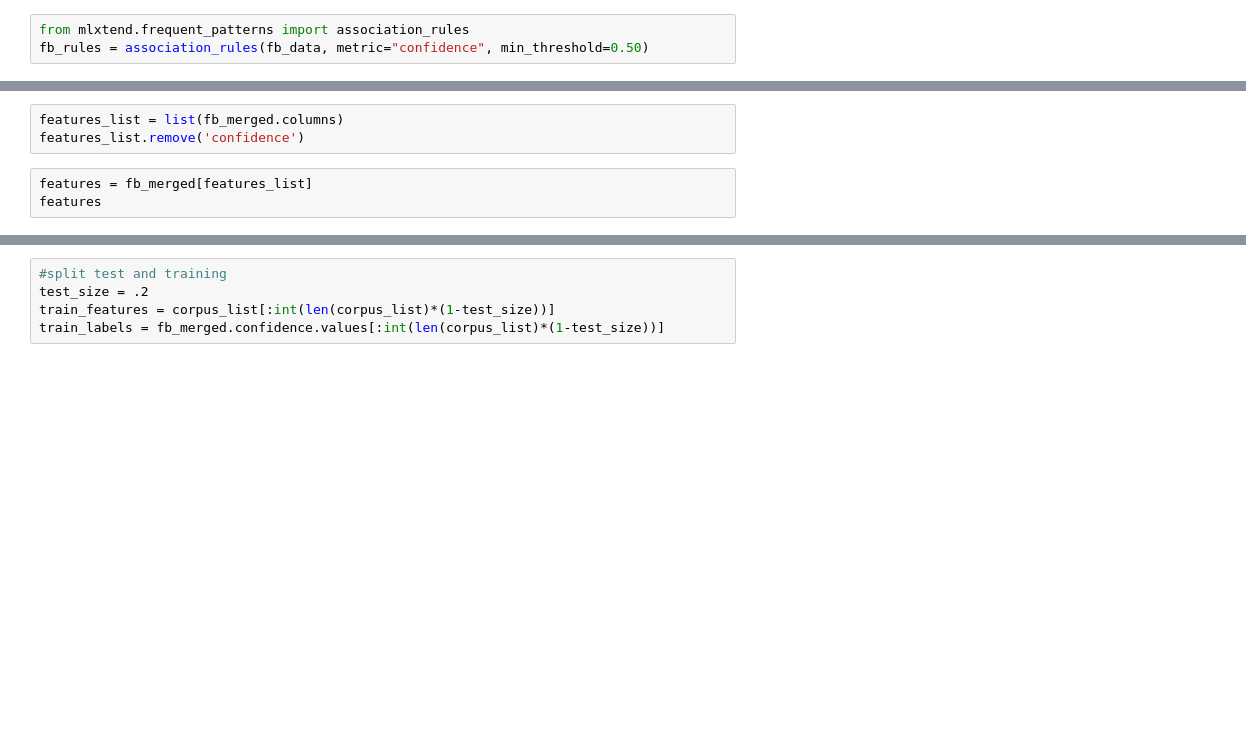
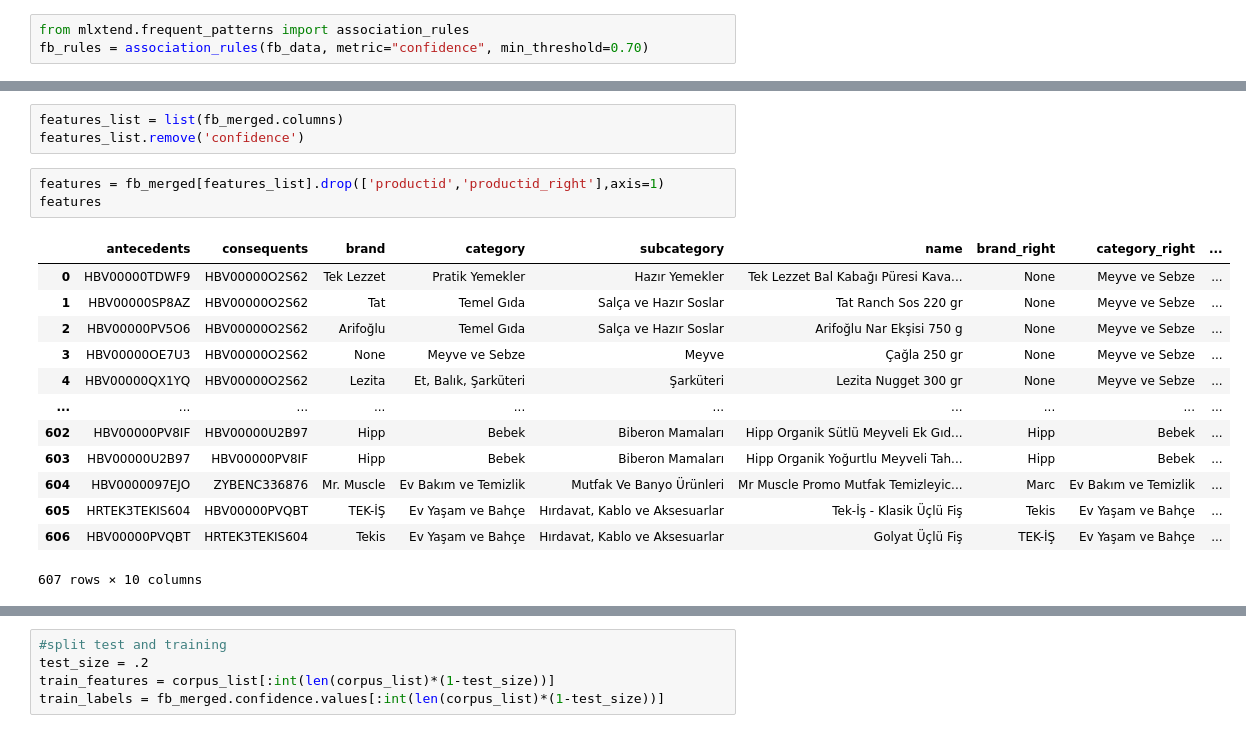
Before and after one commit to AJamal27891/Recommendation_system, a Jupyter notebook: Recommendation_system.ipynb, the cells around one changed output, grey strips where cells are left out. Saved outputs shown, nothing was run; the diff lists cells and outputs as text; blank space fills up the shorter version.

```diff
--- a/Recommendation_system.ipynb
+++ b/Recommendation_system.ipynb
@@ -58,6 +152,6 @@ from mlxtend.frequent_patterns import fpgrowth
 fb_data = fpgrowth(fp_data, min_support=0.00002, use_colnames=True,max_len=2)
 # %%
 from mlxtend.frequent_patterns import association_rules
-fb_rules = association_rules(fb_data, metric="confidence", min_threshold=0.50)
+fb_rules = association_rules(fb_data, metric="confidence", min_threshold=0.70)
 # %%
 fb_rules.describe()
@@ -84,7 +227,21 @@ fb_merged
 features_list = list(fb_merged.columns)
 features_list.remove('confidence')
 # %%
-features = fb_merged[features_list]
+features = fb_merged[features_list].drop(['productid','productid_right'],axis=1)
 features
+# %% [output]
+|  | antecedents | consequents | brand | category | subcategory | name | brand_right | category_right | ... |
+| 0 | HBV00000TDWF9 | HBV00000O2S62 | Tek Lezzet | Pratik Yemekler | Hazır Yemekler | Tek Lezzet Bal Kabağı Püresi Kava... | None | Meyve ve Sebze | ... |
+| 1 | HBV00000SP8AZ | HBV00000O2S62 | Tat | Temel Gıda | Salça ve Hazır Soslar | Tat Ranch Sos 220 gr | None | Meyve ve Sebze | ... |
+| 2 | HBV00000PV5O6 | HBV00000O2S62 | Arifoğlu | Temel Gıda | Salça ve Hazır Soslar | Arifoğlu Nar Ekşisi 750 g | None | Meyve ve Sebze | ... |
+| 3 | HBV00000OE7U3 | HBV00000O2S62 | None | Meyve ve Sebze | Meyve | Çağla 250 gr | None | Meyve ve Sebze | ... |
+| 4 | HBV00000QX1YQ | HBV00000O2S62 | Lezita | Et, Balık, Şarküteri | Şarküteri | Lezita Nugget 300 gr | None | Meyve ve Sebze | ... |
+| ... | ... | ... | ... | ... | ... | ... | ... | ... | ... |
+| 602 | HBV00000PV8IF | HBV00000U2B97 | Hipp | Bebek | Biberon Mamaları | Hipp Organik Sütlü Meyveli Ek Gıd... | Hipp | Bebek | ... |
+| 603 | HBV00000U2B97 | HBV00000PV8IF | Hipp | Bebek | Biberon Mamaları | Hipp Organik Yoğurtlu Meyveli Tah... | Hipp | Bebek | ... |
+| 604 | HBV0000097EJO | ZYBENC336876 | Mr. Muscle | Ev Bakım ve Temizlik | Mutfak Ve Banyo Ürünleri | Mr Muscle Promo Mutfak Temizleyic... | Marc | Ev Bakım ve Temizlik | ... |
+| 605 | HRTEK3TEKIS604 | HBV00000PVQBT | TEK-İŞ | Ev Yaşam ve Bahçe | Hırdavat, Kablo ve Aksesuarlar | Tek-İş - Klasik Üçlü Fiş | Tekis | Ev Yaşam ve Bahçe | ... |
+| 606 | HBV00000PVQBT | HRTEK3TEKIS604 | Tekis | Ev Yaşam ve Bahçe | Hırdavat, Kablo ve Aksesuarlar | Golyat Üçlü Fiş | TEK-İŞ | Ev Yaşam ve Bahçe | ... |
+607 rows × 10 columns
 # %%
 fb_merged.info()
```
Also changed, not shown: parts of 40 cells of this notebook.
